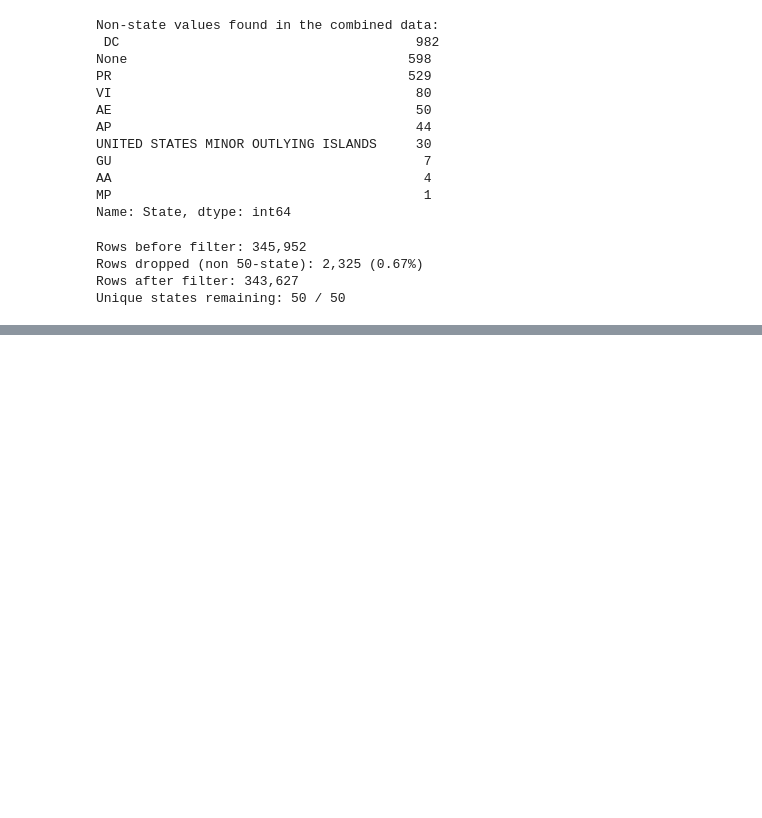
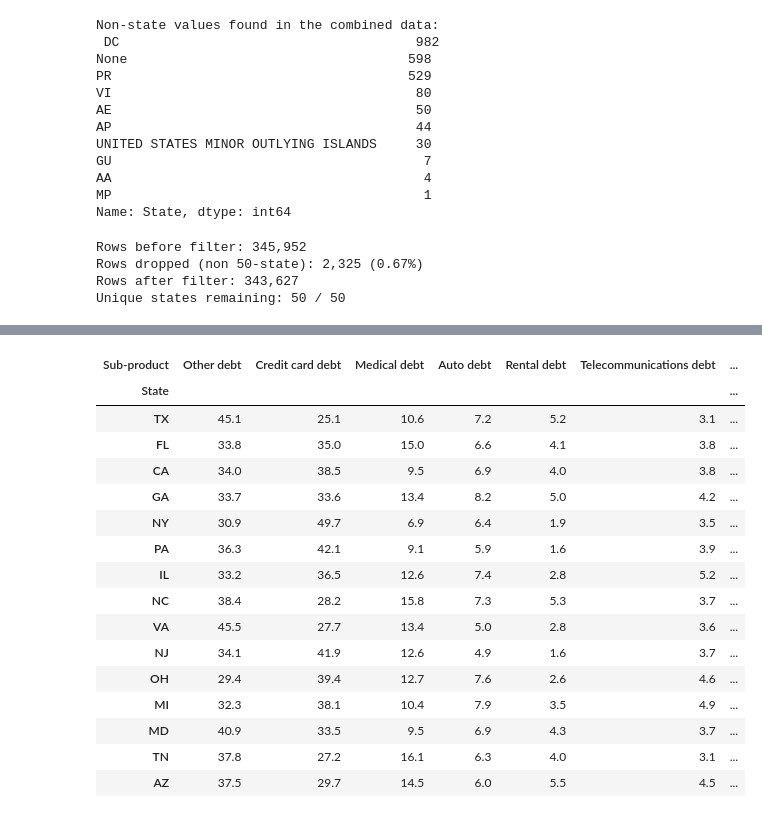
Before and after one commit to DevAmin0610/CDC-Hackathon, a Jupyter notebook: My Notebook/roshan_test.ipynb, the cells around one changed output, grey strips where cells are left out. Cells and saved outputs as stored; diff of their text form; code cells hidden in the pictures; blank space fills up the shorter version.

```diff
--- a/My Notebook/roshan_test.ipynb
+++ b/My Notebook/roshan_test.ipynb
@@ -109,0 +171,50 @@ Unique states remaining: 50 / 50
+# %%
+# This compares the mix of sub-products vs. response quality, by state  across all years
+# The two heatmaps cover the same states x sub-products grid:
+#   1) composition: what % of a state's complaints fall in each sub-product
+#   2) outcome: the late (non-timely) response rate for that state x sub-product cell
+# The purpose is this lets you see, at a glance which states have both a heavy concentration in an
+# issue type AND a worse-than-average response rate for that same issue type.
+
+TOP_N_STATES = 15
+top_states_overall = df_states['State'].value_counts().head(TOP_N_STATES).index.tolist()
+
+grid = df_states[
+    df_states['State'].isin(top_states_overall) & df_states['Sub-product'].isin(GLOBAL_TOP_SUBPRODUCTS)
+]
+
+counts = (
+    grid.groupby(['State', 'Sub-product']).size()
+    .unstack(fill_value=0)
+    .reindex(index=top_states_overall, columns=GLOBAL_TOP_SUBPRODUCTS, fill_value=0)
+)
+composition_pct = counts.div(counts.sum(axis=1), axis=0) * 100
+
+late_rate_pct = (
+    grid.groupby(['State', 'Sub-product'])['late'].mean()
+    .unstack()
+    .reindex(index=top_states_overall, columns=GLOBAL_TOP_SUBPRODUCTS) * 100
+)
+# The values that come from low response rate complaints can be noisy, so they were omitted from the heatmap.
+MIN_CELL_COUNT = 20
+late_rate_pct = late_rate_pct.mask(counts < MIN_CELL_COUNT)
+
+composition_pct.round(1)
+# %% [output]
+| Sub-product | Other debt | Credit card debt | Medical debt | Auto debt | Rental debt | Telecommunications debt | ... |
+| State |  |  |  |  |  |  | ... |
+| TX | 45.1 | 25.1 | 10.6 | 7.2 | 5.2 | 3.1 | ... |
+| FL | 33.8 | 35.0 | 15.0 | 6.6 | 4.1 | 3.8 | ... |
+| CA | 34.0 | 38.5 | 9.5 | 6.9 | 4.0 | 3.8 | ... |
+| GA | 33.7 | 33.6 | 13.4 | 8.2 | 5.0 | 4.2 | ... |
+| NY | 30.9 | 49.7 | 6.9 | 6.4 | 1.9 | 3.5 | ... |
+| PA | 36.3 | 42.1 | 9.1 | 5.9 | 1.6 | 3.9 | ... |
+| IL | 33.2 | 36.5 | 12.6 | 7.4 | 2.8 | 5.2 | ... |
+| NC | 38.4 | 28.2 | 15.8 | 7.3 | 5.3 | 3.7 | ... |
+| VA | 45.5 | 27.7 | 13.4 | 5.0 | 2.8 | 3.6 | ... |
+| NJ | 34.1 | 41.9 | 12.6 | 4.9 | 1.6 | 3.7 | ... |
+| OH | 29.4 | 39.4 | 12.7 | 7.6 | 2.6 | 4.6 | ... |
+| MI | 32.3 | 38.1 | 10.4 | 7.9 | 3.5 | 4.9 | ... |
+| MD | 40.9 | 33.5 | 9.5 | 6.9 | 4.3 | 3.7 | ... |
+| TN | 37.8 | 27.2 | 16.1 | 6.3 | 4.0 | 3.1 | ... |
+| AZ | 37.5 | 29.7 | 14.5 | 6.0 | 5.5 | 4.5 | ... |
```
Also changed, not shown: parts of 7 cells of this notebook.
